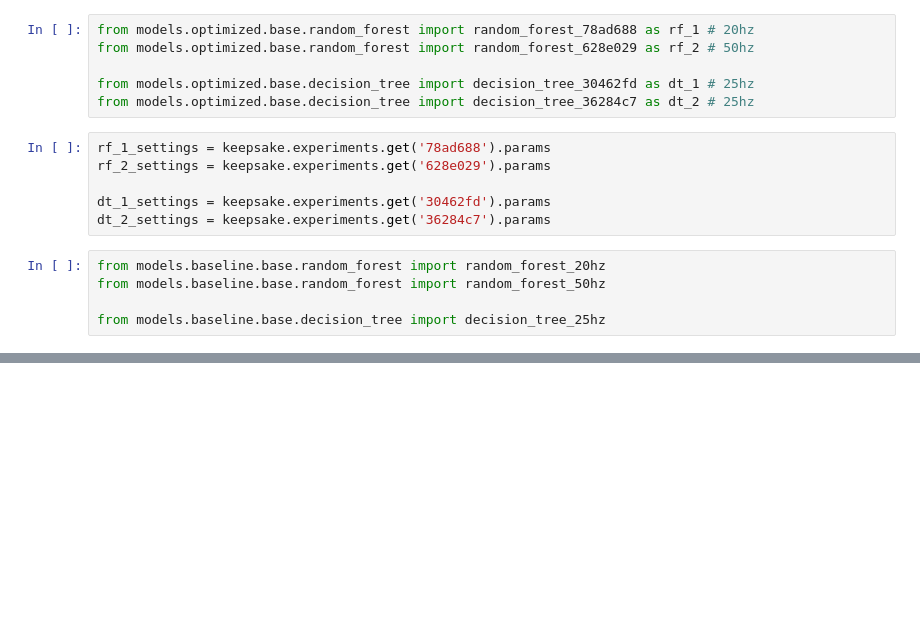
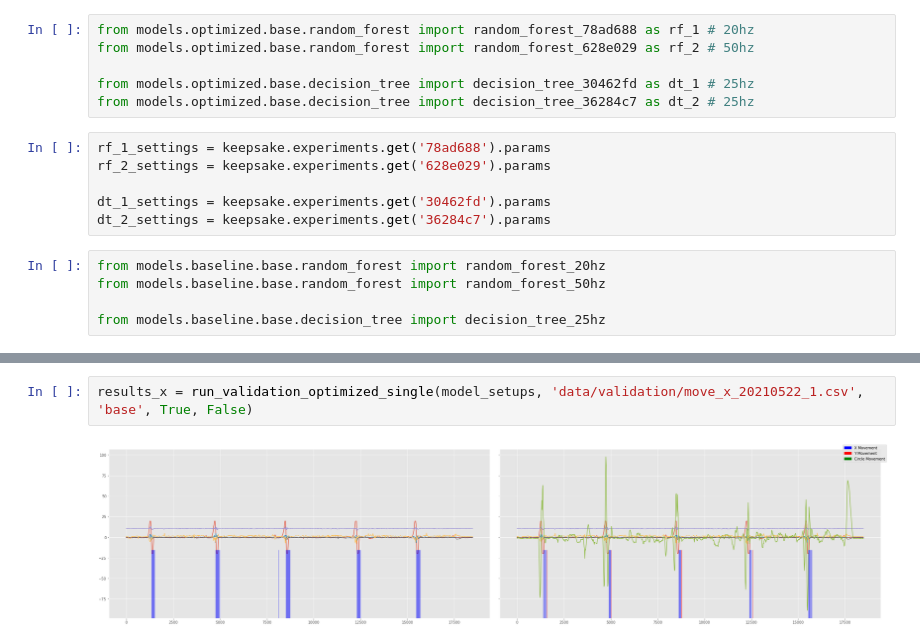
Before and after one commit to tkeyo/tinyml-esp-data, a Jupyter notebook: 6-optimized-model-validation.ipynb, the cells around one changed output, grey strips where cells are left out. Saved outputs shown, nothing was run; the diff lists cells and outputs as text; blank space fills up the shorter version.

```diff
--- a/6-optimized-model-validation.ipynb
+++ b/6-optimized-model-validation.ipynb
@@ -149,0 +288,4 @@ results = run_validation(model_setups, 'data/validation/move_circle_20210522_1.c
+# %%
+results_x = run_validation_optimized_single(model_setups, 'data/validation/move_x_20210522_1.csv', 'base', True, False)
+# %% [output]
+[figure, added]
```
Also changed, not shown: parts of 17 cells of this notebook.
